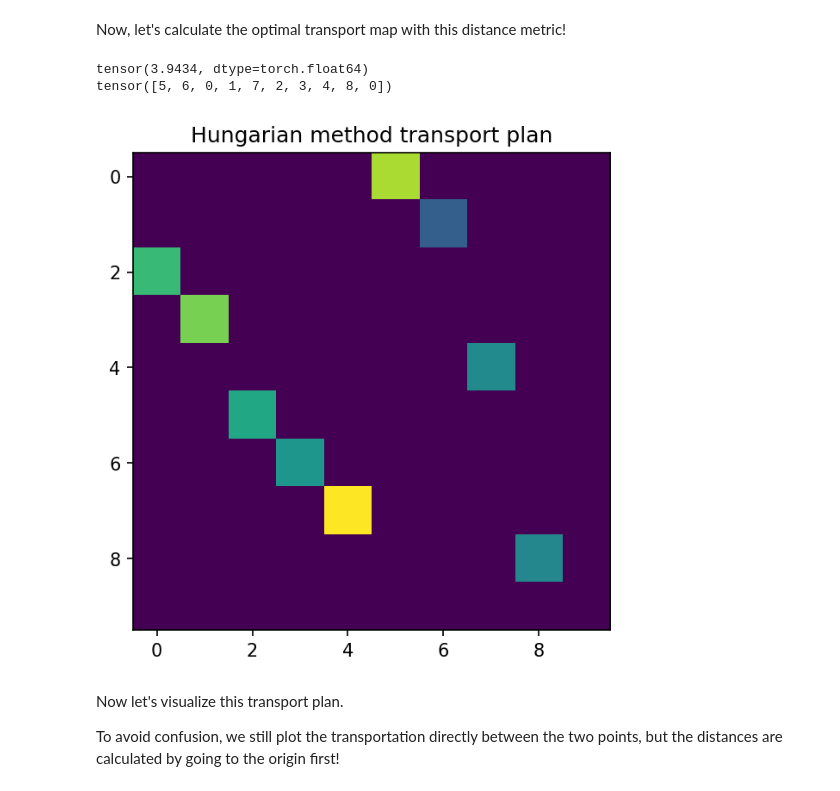
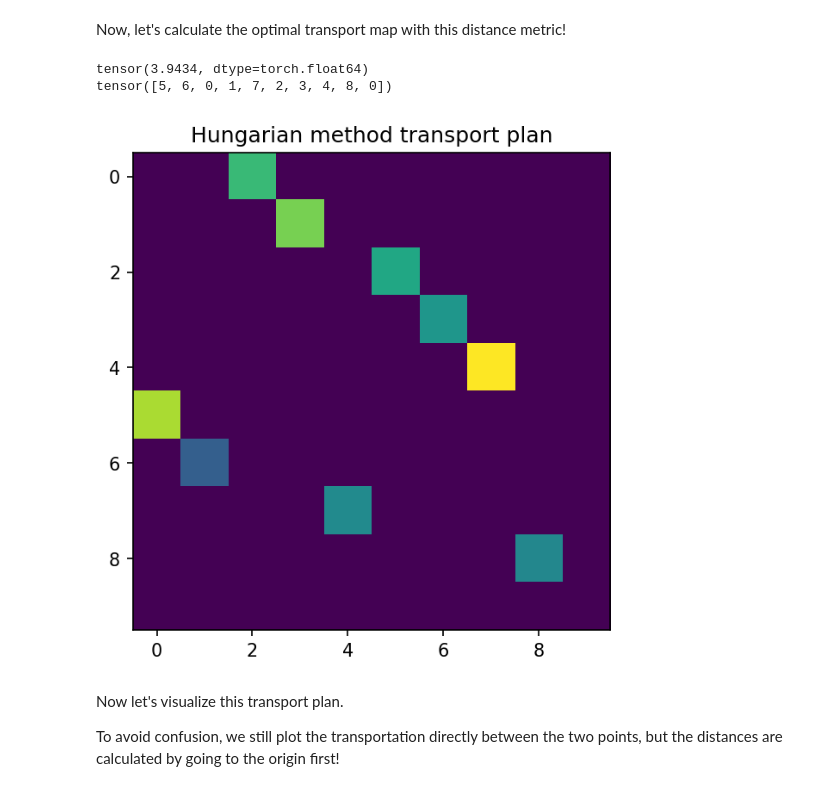
Before and after one commit to mackelab/labproject, a Jupyter notebook: docs/notebooks/wasserstein/wasserstein_intuition.ipynb, the cells around one changed output. Cells and saved outputs as stored; diff of their text form; code cells hidden in the pictures.

Commit message:
SWD: transposed transport maps in intuition nb (sans sinkhorn)

```diff
--- a/docs/notebooks/wasserstein/wasserstein_intuition.ipynb
+++ b/docs/notebooks/wasserstein/wasserstein_intuition.ipynb
@@ -264,14 +264,14 @@ Now, let's calculate the optimal transport map with this distance metric!
 # %%
 cost,transport = kuhn_transport(plot_data,plot_data2,norm=railway_metric)
 print(cost)
-plt.imshow(transport)
+plt.imshow(transport.T)
 plt.title("Hungarian method transport plan")
 permutation = transport.argmax(dim=1)
 print(permutation)
 # %% [output]
 tensor(3.9434, dtype=torch.float64)
 tensor([5, 6, 0, 1, 7, 2, 3, 4, 8, 0])
-[figure, old version]
+[figure, new version]
 # %% [markdown]
 Now let's visualize this transport plan.
 
```
Also changed, not shown: parts of 1 cell of this notebook.
